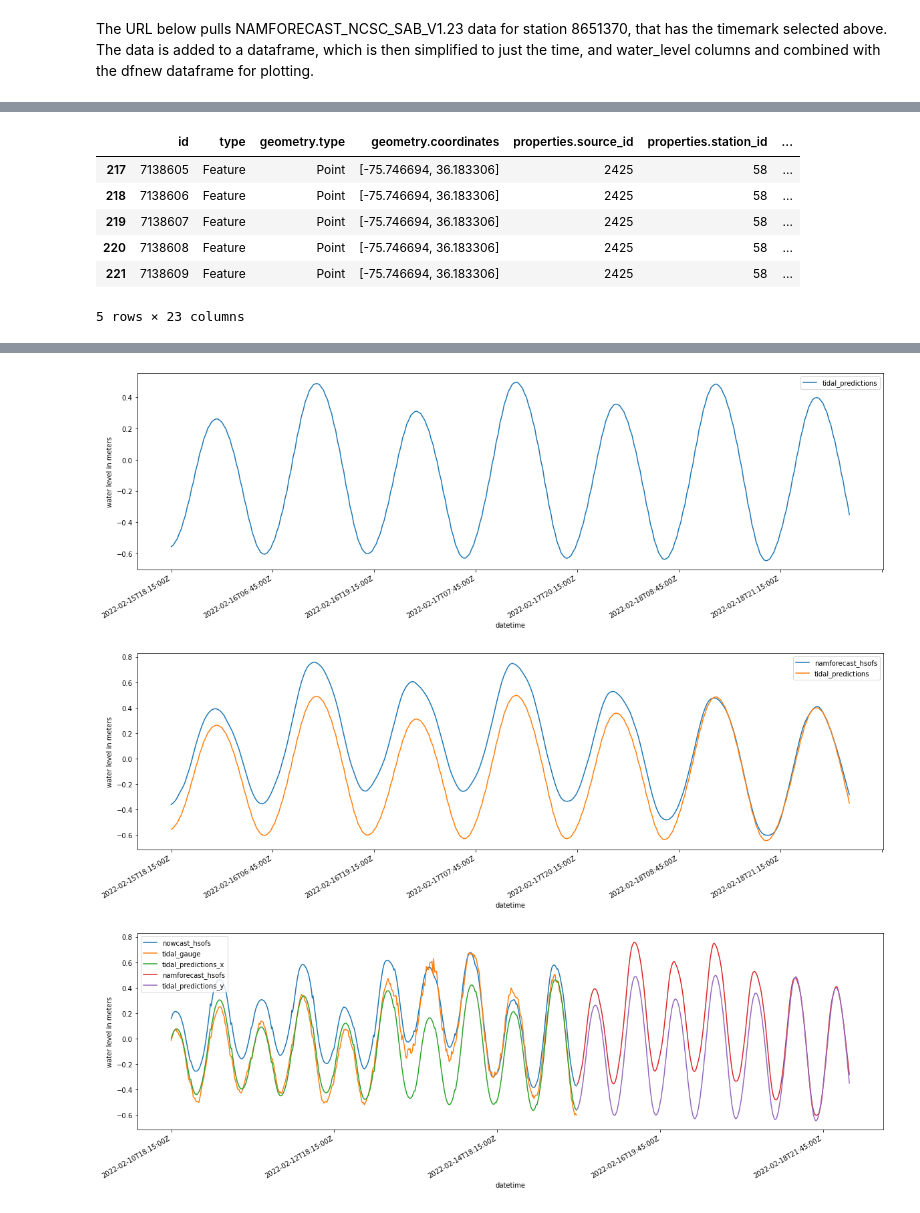
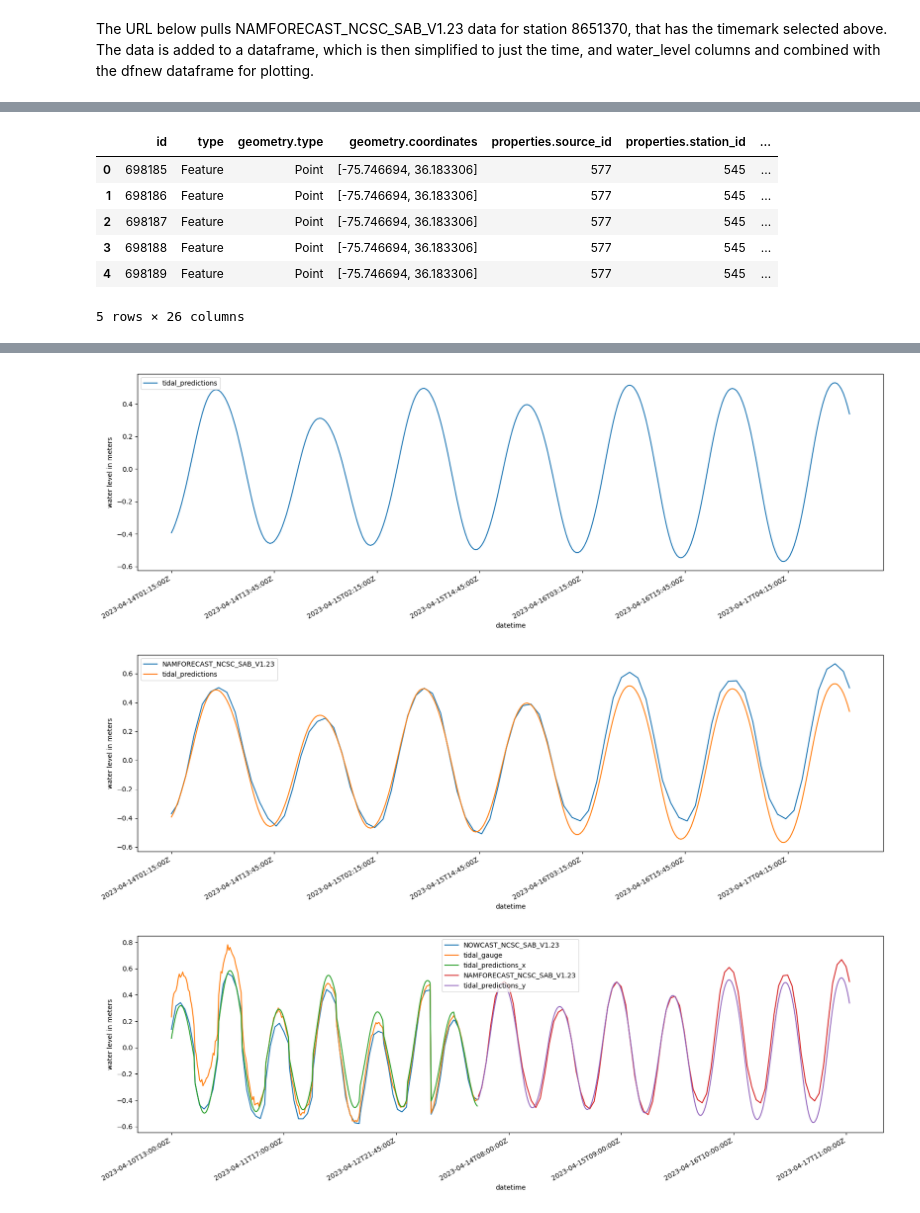
Before and after one commit to RENCI/apsviz-timeseriesdb-ingest, a Jupyter notebook: notebooks/plotDRF.ipynb, the cells around one changed output, grey strips where cells are left out. Saved outputs shown, nothing was run; the diff lists cells and outputs as text; code cells hidden in the pictures.

```diff
--- a/notebooks/plotDRF.ipynb
+++ b/notebooks/plotDRF.ipynb
@@ -42,7 +42,7 @@ The variable station_name is a unique identifier for each gauge station.
 
 The variable time is the timestep for each observation of model run value. Below the values gt and lt are added to the time variable, using two underscorces. This enables query data between two dates.
 # %%
-urlstr = 'http://test-apsviz-timeseries.apps.renci.org/api/gauge_timemark/?fields=timemark,data_source&data_source=NAMFORECAST_NCSC_SAB_V1.23&station_name=8651370&time__gt=2023-04-10T00:00:00Z&time__lt=2023-04-20T00:00:00Z&psize=100000&format=json'
+urlstr = 'https://test-apsviz-timeseries-dev.apps.renci.org/api/gauge_timemark/?fields=timemark,data_source&data_source=NAMFORECAST_NCSC_SAB_V1.23&station_name=8651370&time__gt=2023-04-10T00:00:00Z&time__lt=2023-04-20T00:00:00Z&psize=100000&format=json'
 
 start_time = datetime.now()
 with urllib.request.urlopen(urlstr) as url:
@@ -106,6 +105,6 @@ print(startdt, timemark)
 # %%
-#urlstr = 'http://test-apsviz-timeseries.apps.renci.org/api/gauge_station_source_data/?station_name='+station_name+'&data_source__in='+gauge_source+',NOWCAST_NCSC_SAB_V1.23&time__gt='+startdt+'&time__lt='+timemark+'&psize=5000&format=json'
-urlstr = 'http://test-apsviz-timeseries.apps.renci.org/api/gauge_station_source_data/?station_name='+station_name+'&data_source__in='+gauge_source+',NOWCAST_NCSC_SAB_V1.23,tidal_predictions&time__gt='+startdt+'&time__lt='+timemark+'&psize=5000&format=json'
+#urlstr = 'https://test-apsviz-timeseries-dev.apps.renci.org/api/gauge_station_source_data/?station_name='+station_name+'&data_source__in='+gauge_source+',NOWCAST_NCSC_SAB_V1.23&time__gt='+startdt+'&time__lt='+timemark+'&psize=5000&format=json'
+urlstr = 'https://test-apsviz-timeseries-dev.apps.renci.org/api/gauge_station_source_data/?station_name='+station_name+'&data_source__in='+gauge_source+',NOWCAST_NCSC_SAB_V1.23,tidal_predictions&time__gt='+startdt+'&time__lt='+timemark+'&psize=5000&format=json'
 
 start_time = datetime.now()
 with urllib.request.urlopen(urlstr) as url:
@@ -149,8 +148,7 @@ dfn.head()
 # %% [markdown]
 The URL below pulls NAMFORECAST_NCSC_SAB_V1.23 data for station 8651370, that has the timemark selected above. The data is added to a dataframe, which is then simplified to just the time, and water_level columns and combined with the dfnew dataframe for plotting.
 # %%
-urlstr = 'http://test-apsviz-timeseries.apps.renci.orgapi/gauge_station_source_data/?station_name='+station_name+'&data_source=NAMFORECAST_NCSC_SAB_V1.23&timemark='+timemark+'&psize=5000&format=json'
-#urlstr = 'http://test-apsviz-timeseries.apps.renci.org/api/gauge_station_source_data/?station_name='+station_name+'&data_source=NAMFORECAST_NCSC_SAB_V1.23,tidal_predictions&timemark='+timemark+'&psize=5000&format=json'
+urlstr = 'https://test-apsviz-timeseries-dev.apps.renci.org/api/gauge_station_source_data/?station_name='+station_name+'&data_source=NAMFORECAST_NCSC_SAB_V1.23&timemark='+timemark+'&psize=5000&format=json'
 
 start_time = datetime.now()
 with urllib.request.urlopen(urlstr) as url:
@@ -175,16 +173,16 @@ Time elapsed (hh:mm:ss.ms) 0:00:07.975983
 dff.head()
 # %% [output]
 |  | id | type | geometry.type | geometry.coordinates | properties.source_id | properties.station_id | ... |
-| 217 | 7138605 | Feature | Point | [-75.746694, 36.183306] | 2425 | 58 | ... |
-| 218 | 7138606 | Feature | Point | [-75.746694, 36.183306] | 2425 | 58 | ... |
-| 219 | 7138607 | Feature | Point | [-75.746694, 36.183306] | 2425 | 58 | ... |
-| 220 | 7138608 | Feature | Point | [-75.746694, 36.183306] | 2425 | 58 | ... |
-| 221 | 7138609 | Feature | Point | [-75.746694, 36.183306] | 2425 | 58 | ... |
+| 0 | 698185 | Feature | Point | [-75.746694, 36.183306] | 577 | 545 | ... |
+| 1 | 698186 | Feature | Point | [-75.746694, 36.183306] | 577 | 545 | ... |
+| 2 | 698187 | Feature | Point | [-75.746694, 36.183306] | 577 | 545 | ... |
+| 3 | 698188 | Feature | Point | [-75.746694, 36.183306] | 577 | 545 | ... |
+| 4 | 698189 | Feature | Point | [-75.746694, 36.183306] | 577 | 545 | ... |
-5 rows × 23 columns
+5 rows × 26 columns
 # %%
 begin_date = timemark #dfnowcast['time'].iat[0]
 end_date = dffc['time'].iat[-1]
-urlstr = 'http://test-apsviz-timeseries.apps.renci.org/api/gauge_station_source_data/?station_name='+station_name+'&data_source=tidal_predictions&time__gt='+begin_date+'&time__lt='+end_date+'&psize=5000&format=json'
+urlstr = 'https://test-apsviz-timeseries-dev.apps.renci.org/api/gauge_station_source_data/?station_name='+station_name+'&data_source=tidal_predictions&time__gt='+begin_date+'&time__lt='+end_date+'&psize=5000&format=json'
 
 start_time = datetime.now()
 with urllib.request.urlopen(urlstr) as url:
@@ -206,11 +204,11 @@ Time elapsed (hh:mm:ss.ms) 0:00:00.797796
-[figure, old version]
+[figure, new version]
 # %%
 dfforecast = pd.merge(dffc, dfgp, how='right', on=['time'])
 plotGauges(dfforecast, 'yes')
 # %% [output]
-[figure, old version]
+[figure, new version]
 # %%
 dfallcast = pd.merge(dfnowcast, dfforecast, how='outer', on=['time'])
 plotGauges(dfallcast, 'yes')
 # %% [output]
-[figure, old version]
+[figure, new version]
```
Also changed, not shown: parts of 8 cells of this notebook.
